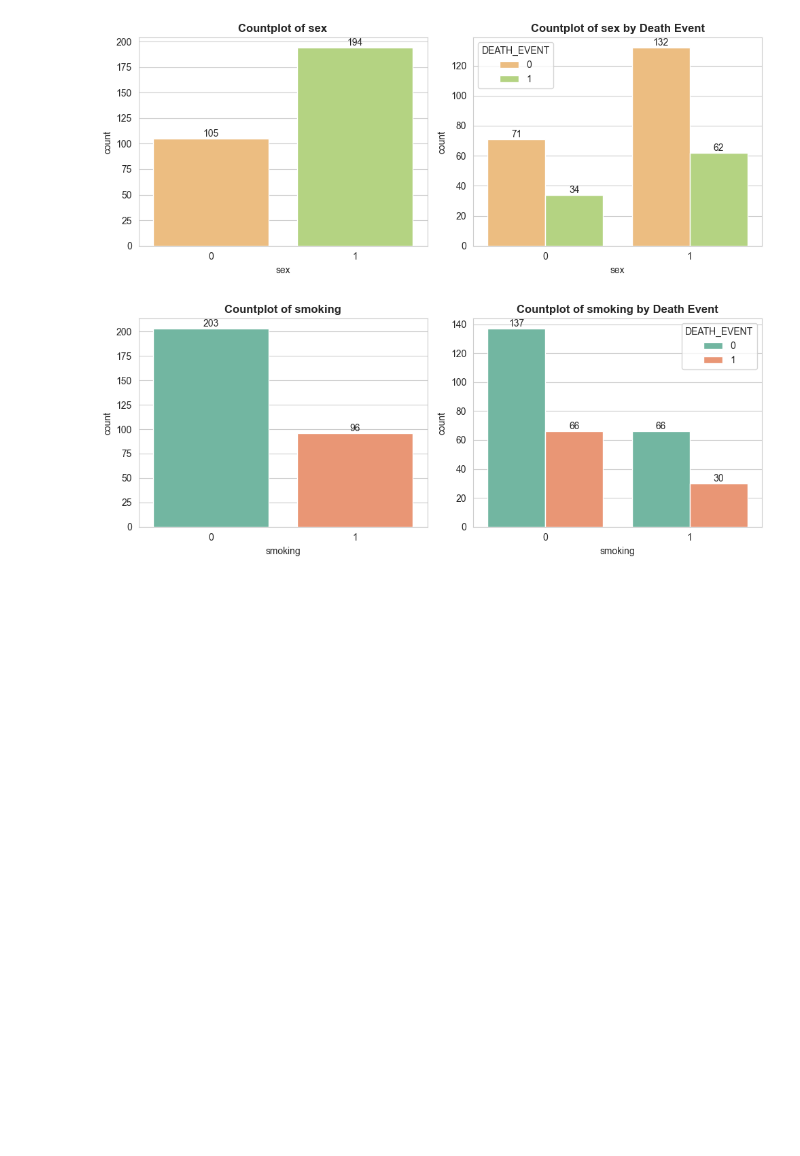
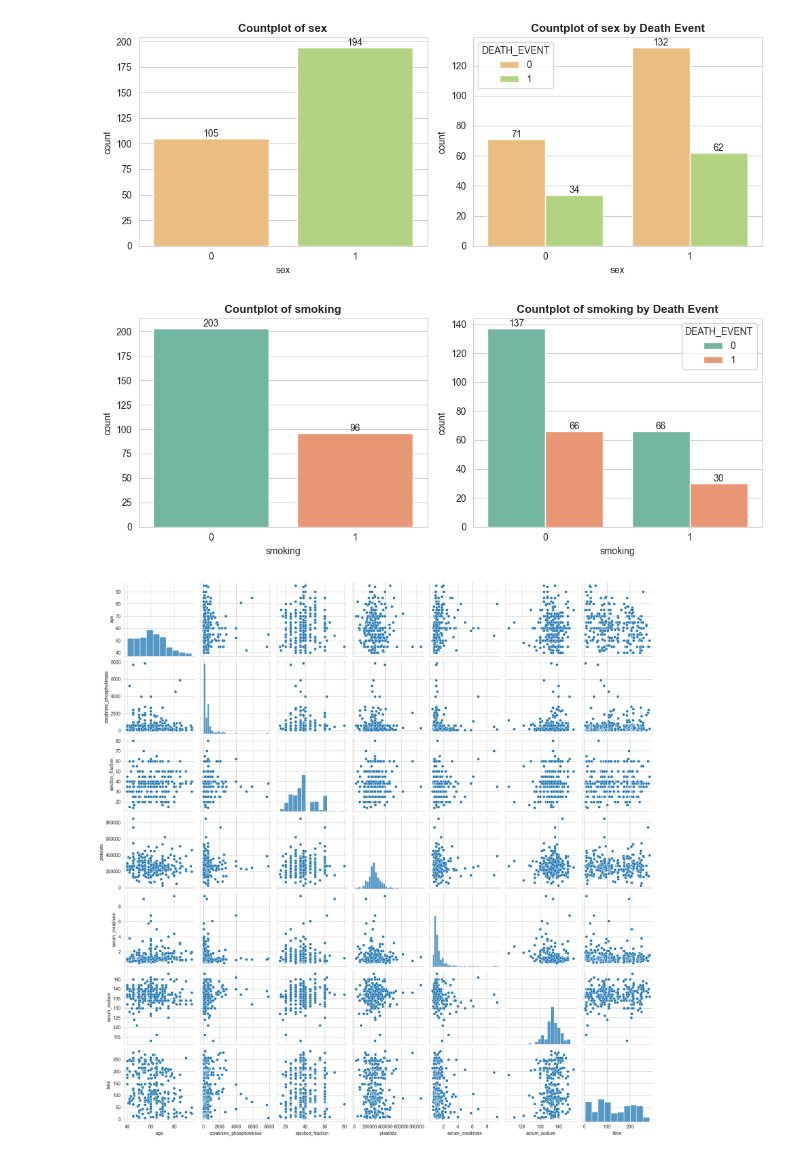
Before and after one commit to mohammadkhorshed/DS-ML-Assignments, a Jupyter notebook: assignment_08.ipynb, the cells around one changed output. Cells and saved outputs as stored; diff of their text form; code cells hidden in the pictures; blank space fills up the shorter version.

Commit message:
Completed data visualization and interpritation

```diff
--- a/assignment_08.ipynb
+++ b/assignment_08.ipynb
@@ -345,3 +345,10 @@ catplots('sex', 'RdYlGn')
 catplots('smoking', 'Set2')
 # %% [output]
 [figure]
+# %%
+# Pair plot of Numerical Features
+
+sns.pairplot(num_cols)
+plt.show()
+# %% [output]
+[figure, added]
```
Also changed, not shown: parts of 1 cell of this notebook.
